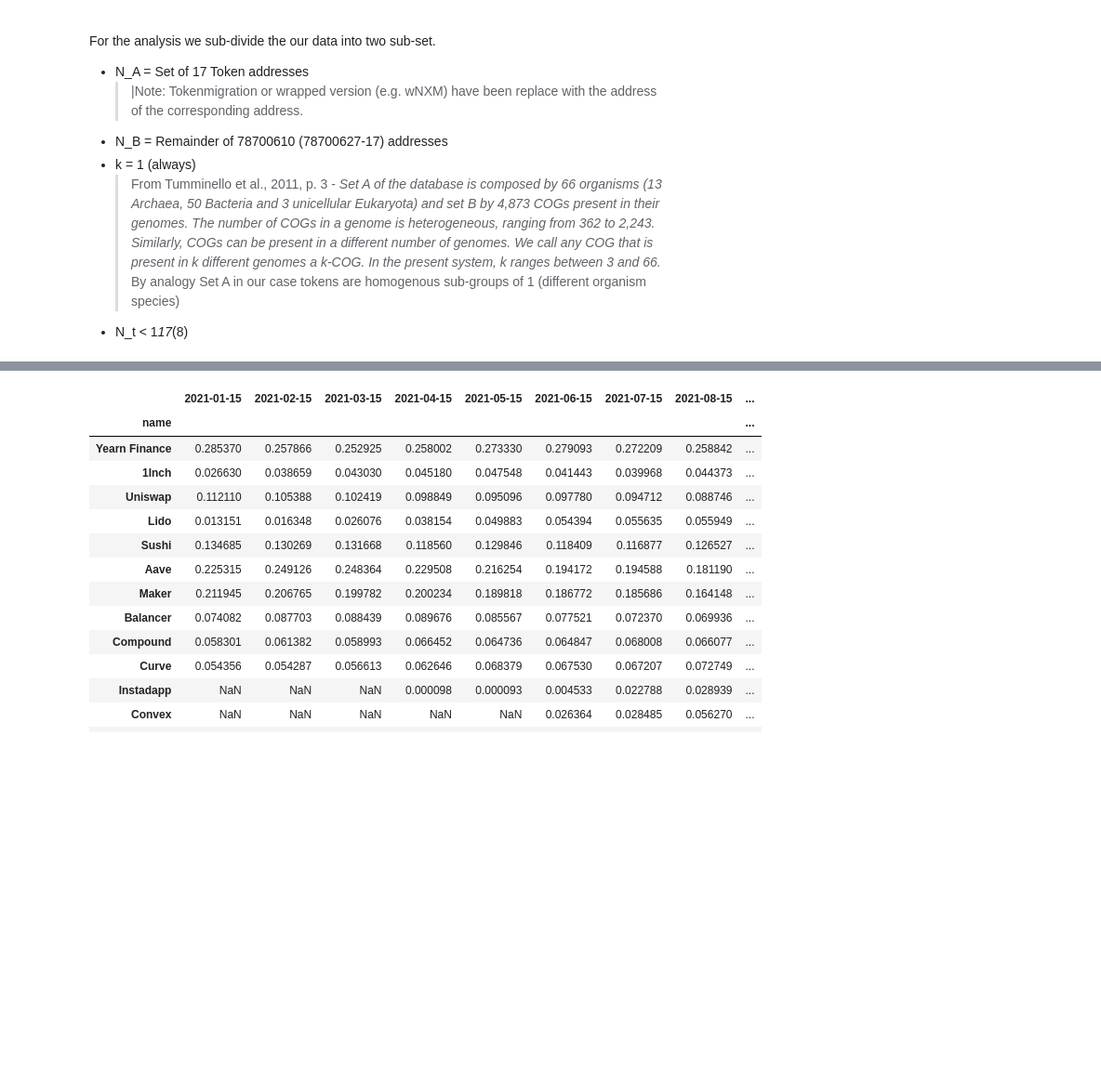
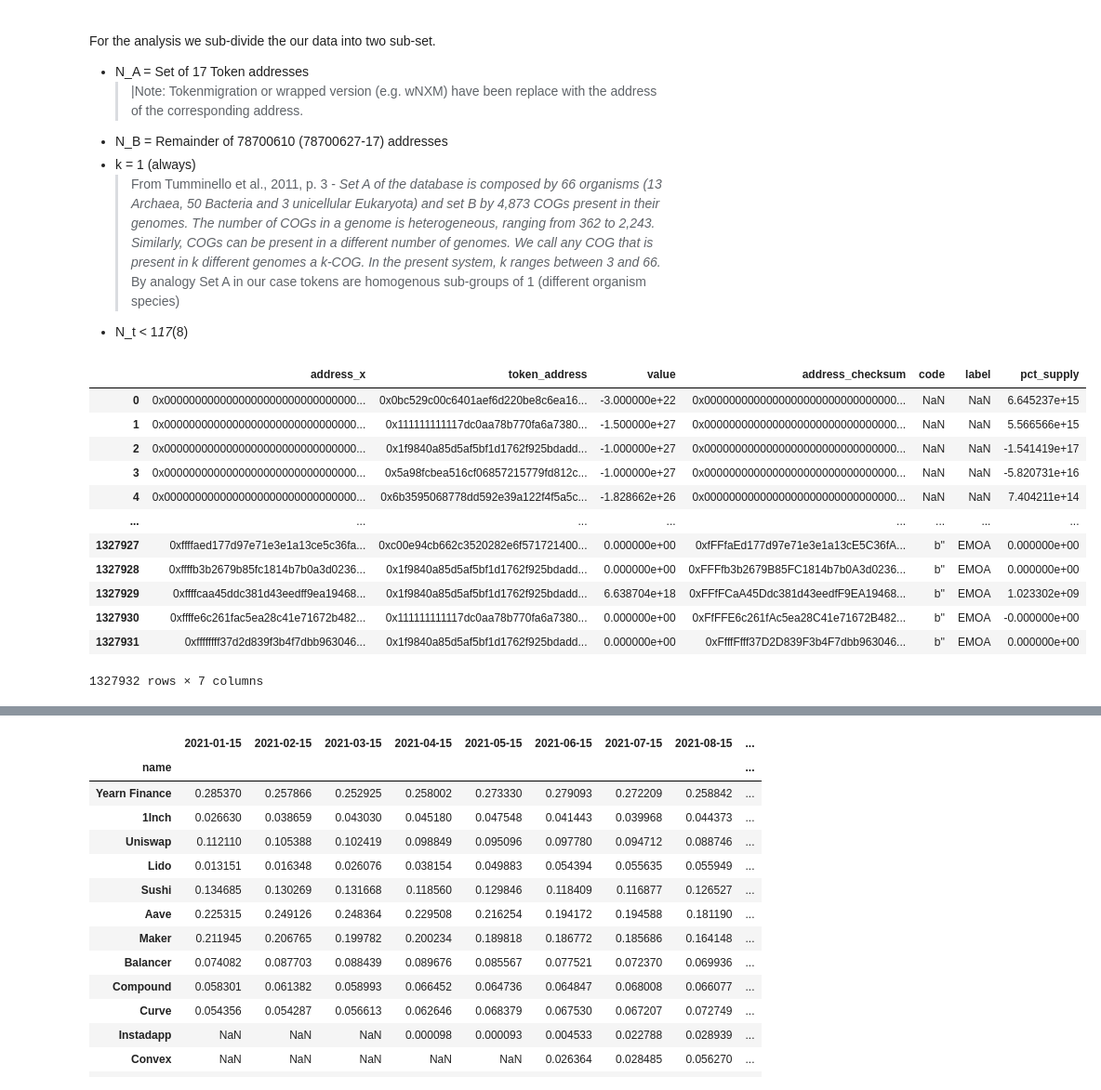
Before and after one commit to xm3van/research-project-erc20-governance, a Jupyter notebook: bipartite_complex_systems_token_network_projections/network_analysis_prep_clean.ipynb, the cells around one changed output, grey strips where cells are left out. Shown: that part at 93% size. Saved outputs shown, nothing was run; the diff lists cells and outputs as text; code cells hidden in the pictures; blank space fills up the shorter version.

```diff
--- a/bipartite_complex_systems_token_network_projections/network_analysis_prep_clean.ipynb
+++ b/bipartite_complex_systems_token_network_projections/network_analysis_prep_clean.ipynb
@@ -38,0 +31,17 @@ known_burner_addresses = ['0x0000000000000000000000000000000000000000',
+# %%
+df = pd.read_csv(join(path,f"token_balance_lookup_tables_labelled/df_token_balenace_labelled_greater_01pct_bh11659570_v2.csv"), index_col=0)
+df
+# %% [output]
+|  | address_x | token_address | value | address_checksum | code | label | pct_supply |
+| 0 | 0x0000000000000000000000000000000... | 0x0bc529c00c6401aef6d220be8c6ea16... | -3.000000e+22 | 0x0000000000000000000000000000000... | NaN | NaN | 6.645237e+15 |
+| 1 | 0x0000000000000000000000000000000... | 0x111111111117dc0aa78b770fa6a7380... | -1.500000e+27 | 0x0000000000000000000000000000000... | NaN | NaN | 5.566566e+15 |
+| 2 | 0x0000000000000000000000000000000... | 0x1f9840a85d5af5bf1d1762f925bdadd... | -1.000000e+27 | 0x0000000000000000000000000000000... | NaN | NaN | -1.541419e+17 |
+| 3 | 0x0000000000000000000000000000000... | 0x5a98fcbea516cf06857215779fd812c... | -1.000000e+27 | 0x0000000000000000000000000000000... | NaN | NaN | -5.820731e+16 |
+| 4 | 0x0000000000000000000000000000000... | 0x6b3595068778dd592e39a122f4f5a5c... | -1.828662e+26 | 0x0000000000000000000000000000000... | NaN | NaN | 7.404211e+14 |
+| ... | ... | ... | ... | ... | ... | ... | ... |
+| 1327927 | 0xffffaed177d97e71e3e1a13ce5c36fa... | 0xc00e94cb662c3520282e6f571721400... | 0.000000e+00 | 0xfFFfaEd177d97e71e3e1a13cE5C36fA... | b'' | EMOA | 0.000000e+00 |
+| 1327928 | 0xffffb3b2679b85fc1814b7b0a3d0236... | 0x1f9840a85d5af5bf1d1762f925bdadd... | 0.000000e+00 | 0xFFFfb3b2679B85FC1814b7b0A3d0236... | b'' | EMOA | 0.000000e+00 |
+| 1327929 | 0xffffcaa45ddc381d43eedff9ea19468... | 0x1f9840a85d5af5bf1d1762f925bdadd... | 6.638704e+18 | 0xFFfFCaA45Ddc381d43eedfF9EA19468... | b'' | EMOA | 1.023302e+09 |
+| 1327930 | 0xffffe6c261fac5ea28c41e71672b482... | 0x111111111117dc0aa78b770fa6a7380... | 0.000000e+00 | 0xFfFFE6c261fAc5ea28C41e71672B482... | b'' | EMOA | -0.000000e+00 |
+| 1327931 | 0xffffffff37d2d839f3b4f7dbb963046... | 0x1f9840a85d5af5bf1d1762f925bdadd... | 0.000000e+00 | 0xFfffFfff37D2D839F3b4F7dbb963046... | b'' | EMOA | 0.000000e+00 |
+1327932 rows × 7 columns
```
Also changed, not shown: parts of 5 cells of this notebook, 4 other files.
